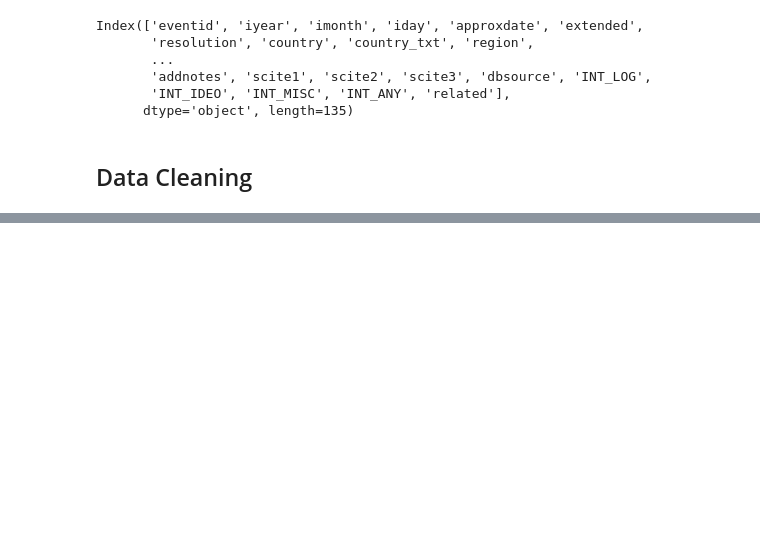
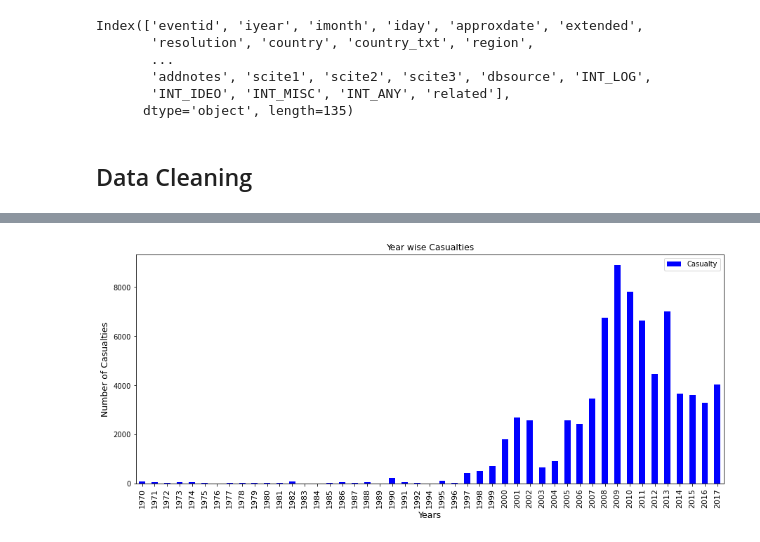
Before and after one commit to Pius-dev/EDA-of-Terrorism, a Jupyter notebook: Exploratory Data Analysis - Terrorism.ipynb, the cells around one changed output, grey strips where cells are left out. Saved outputs shown, nothing was run; the diff lists cells and outputs as text; code cells hidden in the pictures; blank space fills up the shorter version.

```diff
--- a/Exploratory Data Analysis - Terrorism.ipynb
+++ b/Exploratory Data Analysis - Terrorism.ipynb
@@ -62,0 +159,4 @@ Index(['eventid', 'iyear', 'imonth', 'iday', 'approxdate', 'extended',
+# %%
+# there is a lot of nulls lets replace some with 0
+df["Killed"]=df["Killed"].fillna(0)
+df["Wounded"]=df["Wounded"].fillna(0)
@@ -62,0 +174,2 @@ Index(['eventid', 'iyear', 'imonth', 'iday', 'approxdate', 'extended',
+# %%
+df["Casualty"]=df["Killed"]+df["Wounded"]
@@ -62,0 +202,2 @@ Index(['eventid', 'iyear', 'imonth', 'iday', 'approxdate', 'extended',
+# %%
+df = df.dropna()
@@ -62,0 +249,3 @@ Index(['eventid', 'iyear', 'imonth', 'iday', 'approxdate', 'extended',
+# %%
+yc=df[["Year","Casualty"]].groupby("Year").sum()
+yc.head()
@@ -62,0 +260,9 @@ Index(['eventid', 'iyear', 'imonth', 'iday', 'approxdate', 'extended',
+# %%
+yc.plot(kind="bar", color="blue", figsize=(15,6))
+plt.title("Year wise Casualties", fontsize=12.3)
+plt.xlabel("Years", fontsize=12.5)
+plt.ylabel("Number of Casualties", fontsize=12.5)
+plt.xticks(fontsize=11)
+plt.show()
+# %% [output]
+[figure, added]
```
Also changed, not shown: parts of 41 cells of this notebook.
